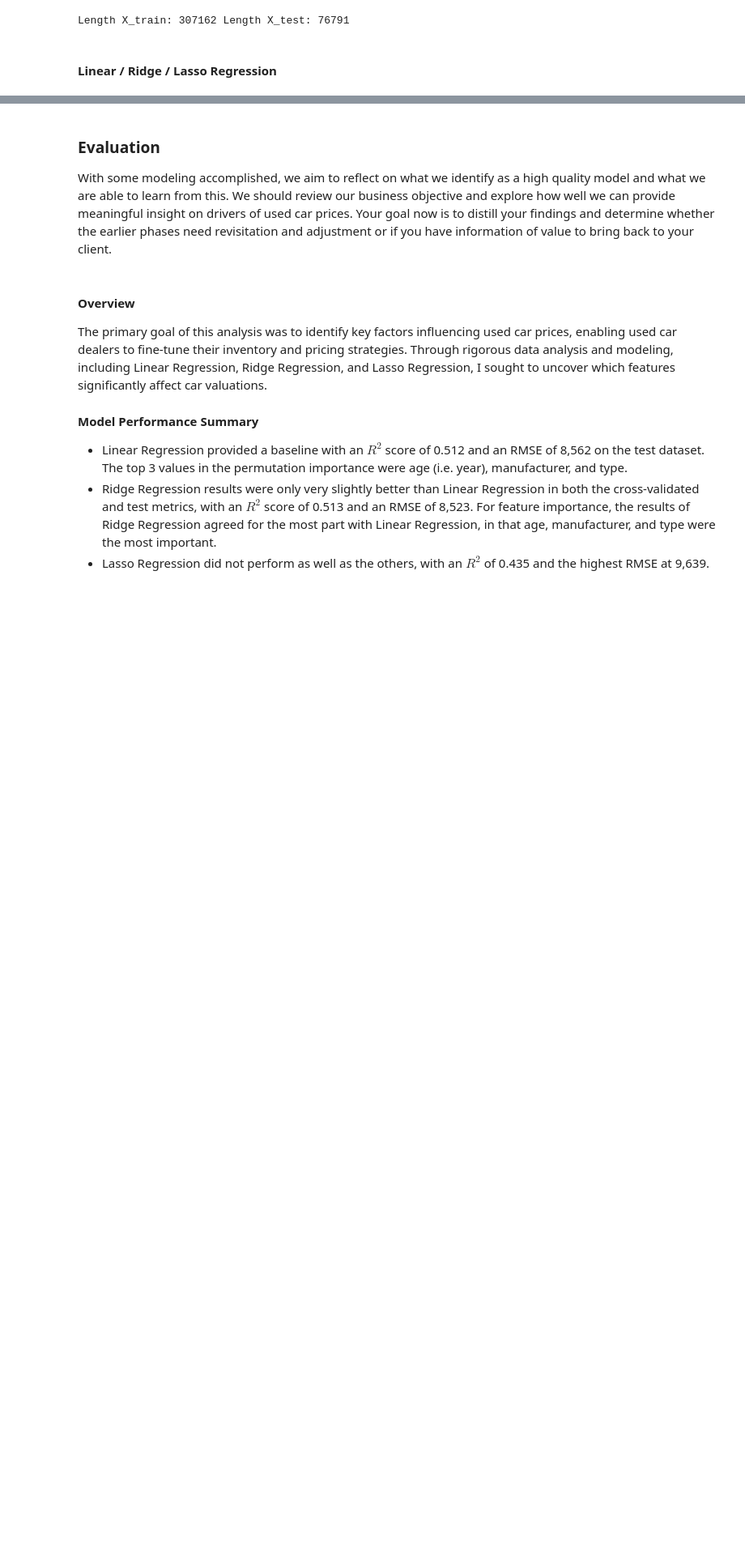
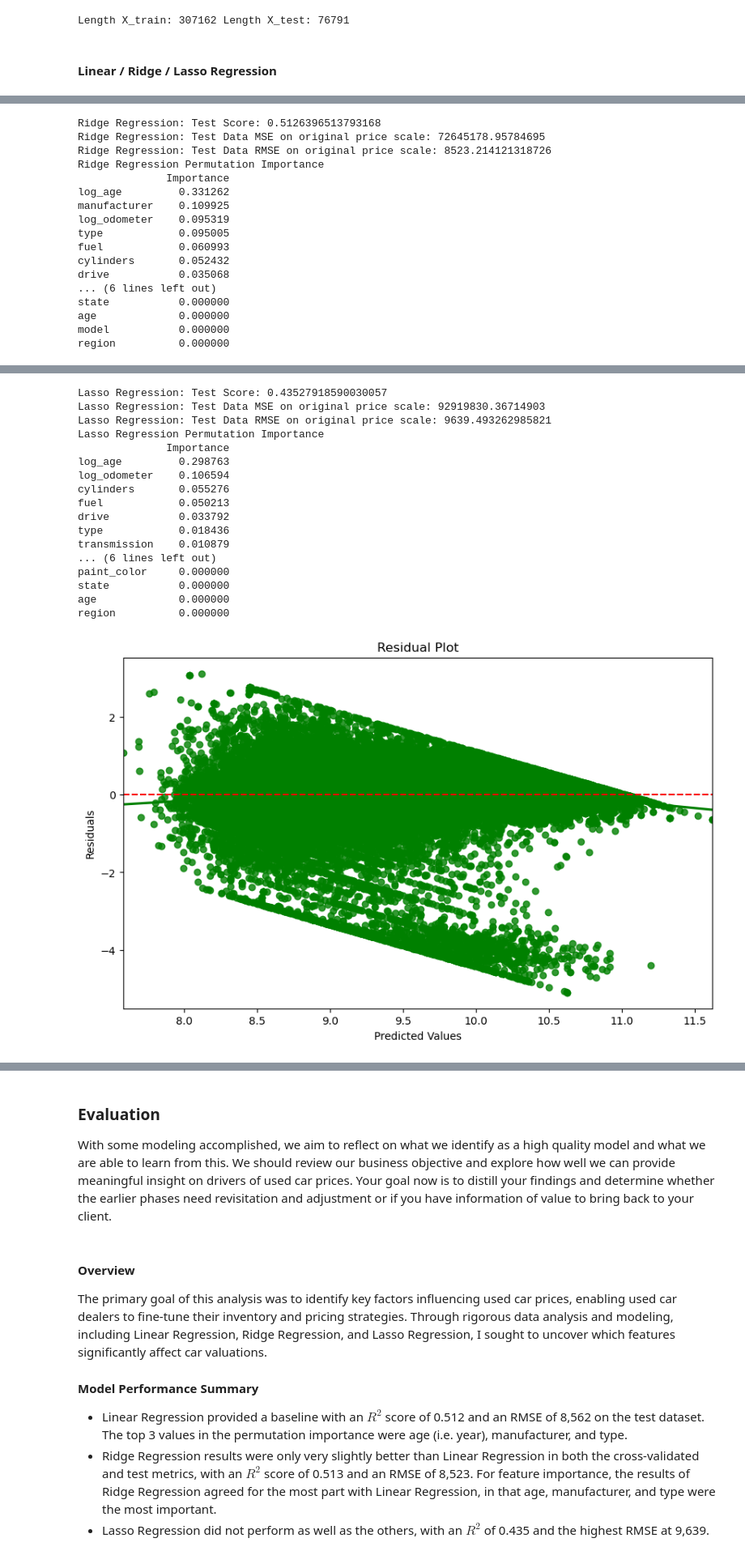
Before and after one commit to monomial/ucbai-pa-ii, a Jupyter notebook: prompt_II.ipynb, the cells around one changed output, grey strips where cells are left out. Shown at 81% size. Drawn from its saved outputs; the diff is of its cells as text; code cells hidden in the pictures; blank space fills up the shorter version.

```diff
--- a/prompt_II.ipynb
+++ b/prompt_II.ipynb
@@ -672,0 +579,32 @@ region          0.000000
+# %%
+for model_name, model_info in models.items():
+    best_model = model_info["best_model"]
+    test_score = best_model.score(X_test, y_test)
+    print(f"{model_name}: Test Score:", test_score)
+
+    log_pred_test = best_model.predict(X_test)
+    pred_original_scale_test = np.expm1(log_pred_test) # convert to original scale
+    y_test_original = np.expm1(y_test) # also convert to original scale
+    mse_original_scale_test = mean_squared_error(y_test_original, pred_original_scale_test)
+    # Calculate RMSE on the original price scale
+    rmse_original_scale_test = np.sqrt(mse_original_scale_test)
+    print(f"{model_name}: Test Data MSE on original price scale:", mse_original_scale_test)
+    print(f"{model_name}: Test Data RMSE on original price scale:", rmse_original_scale_test)
+    # Compute permutation importance
+    pi_result = permutation_importance(best_model, X_test, y_test, n_repeats=10, random_state=42, n_jobs=-1)
+    perm_importance = pd.DataFrame(pi_result.importances_mean, index=X_train.columns, columns=['Importance'])
+    print(f'{model_name} Permutation Importance')
+    print(perm_importance.sort_values(by='Importance', ascending=False))
+
+    # Calculate residuals
+    log_residuals = y_test - log_pred_test
+
+    # Plotting the residuals
+    plt.figure(figsize=(10, 6))
+    sns.residplot(x=log_pred_test, y=log_residuals, lowess=True, color="g")
+    plt.xlabel('Predicted Values')
+    plt.ylabel('Residuals')
+    plt.title('Residual Plot')
+    plt.axhline(y=0, color='red', linestyle='--')
+    plt.show()
+# %% [output]
@@ -672,0 +629,17 @@ region          0.000000
+Ridge Regression: Test Score: 0.5126396513793168
+Ridge Regression: Test Data MSE on original price scale: 72645178.95784695
+Ridge Regression: Test Data RMSE on original price scale: 8523.214121318726
+Ridge Regression Permutation Importance
+              Importance
+log_age         0.331262
+manufacturer    0.109925
+log_odometer    0.095319
+type            0.095005
+fuel            0.060993
+cylinders       0.052432
+drive           0.035068
+... (6 lines left out)
+state           0.000000
+age             0.000000
+model           0.000000
+region          0.000000
@@ -672,0 +647,18 @@ region          0.000000
+Lasso Regression: Test Score: 0.43527918590030057
+Lasso Regression: Test Data MSE on original price scale: 92919830.36714903
+Lasso Regression: Test Data RMSE on original price scale: 9639.493262985821
+Lasso Regression Permutation Importance
+              Importance
+log_age         0.298763
+log_odometer    0.106594
+cylinders       0.055276
+fuel            0.050213
+drive           0.033792
+type            0.018436
+transmission    0.010879
+... (6 lines left out)
+paint_color     0.000000
+state           0.000000
+age             0.000000
+region          0.000000
+[figure, added]
```
Also changed, not shown: parts of 11 cells of this notebook, 1 other file.
